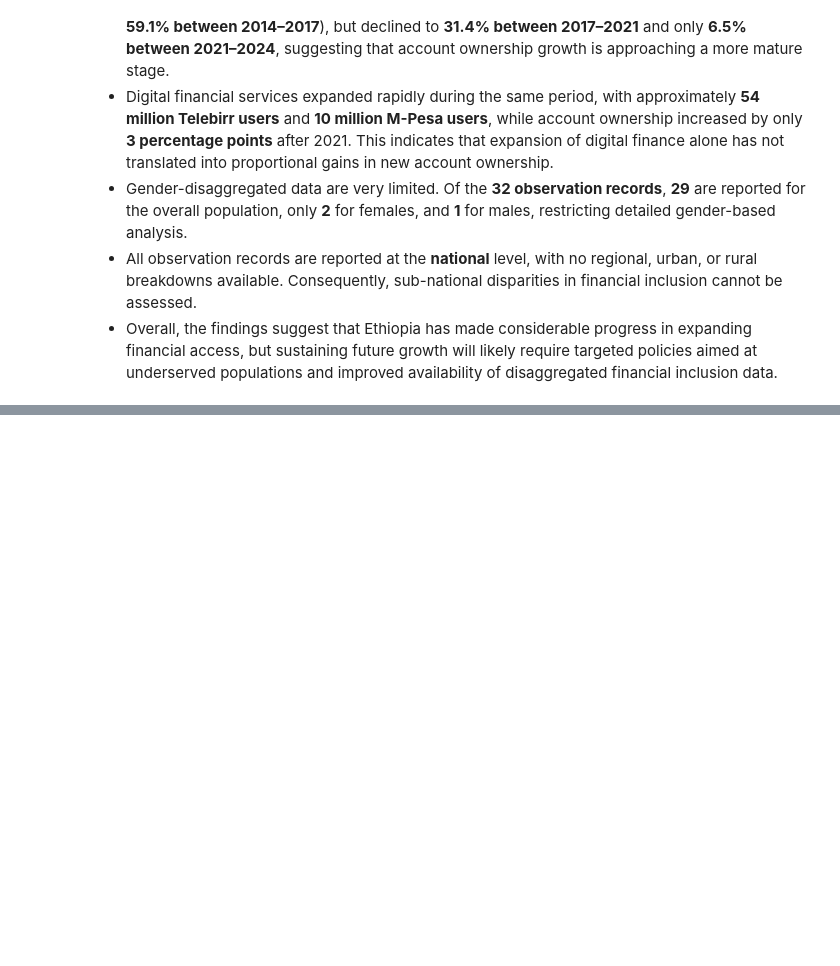
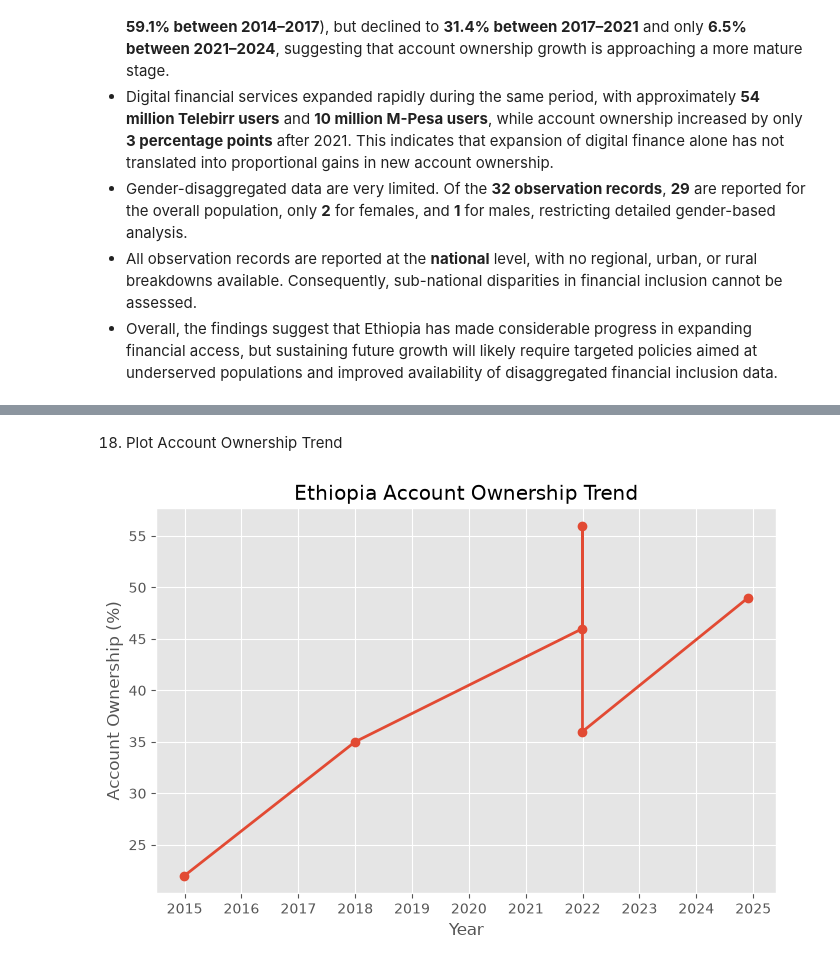
Before and after one commit to Lalisecf/ethiopia-fi-forecast-week11, a Jupyter notebook: notebooks/task_2_eda.ipynb, the cells around one changed output, grey strips where cells are left out. Saved outputs shown, nothing was run; the diff lists cells and outputs as text; code cells hidden in the pictures; blank space fills up the shorter version.

```diff
--- a/notebooks/task_2_eda.ipynb
+++ b/notebooks/task_2_eda.ipynb
@@ -776,0 +780,6 @@ Key findings include:
+# %%
+access = observations[
+    observations["indicator_code"] == "ACC_OWNERSHIP"
+].copy()
+
+access
@@ -776,0 +796,13 @@ Key findings include:
+# %%
+access = access[
+    [
+        "observation_date",
+        "value_numeric",
+        "source_name",
+        "confidence"
+    ]
+]
+
+access = access.sort_values("observation_date")
+
+access
@@ -776,0 +817,23 @@ Key findings include:
+# %% [markdown]
+18. Plot Account Ownership Trend
+# %%
+plt.figure(figsize=(8,5))
+
+plt.plot(
+    access["observation_date"],
+    access["value_numeric"],
+    marker="o",
+    linewidth=2
+)
+
+plt.title("Ethiopia Account Ownership Trend")
+
+plt.xlabel("Year")
+
+plt.ylabel("Account Ownership (%)")
+
+plt.grid(True)
+
+plt.show()
+# %% [output]
+[figure, added]
```
Also changed, not shown: parts of 22 cells of this notebook.
